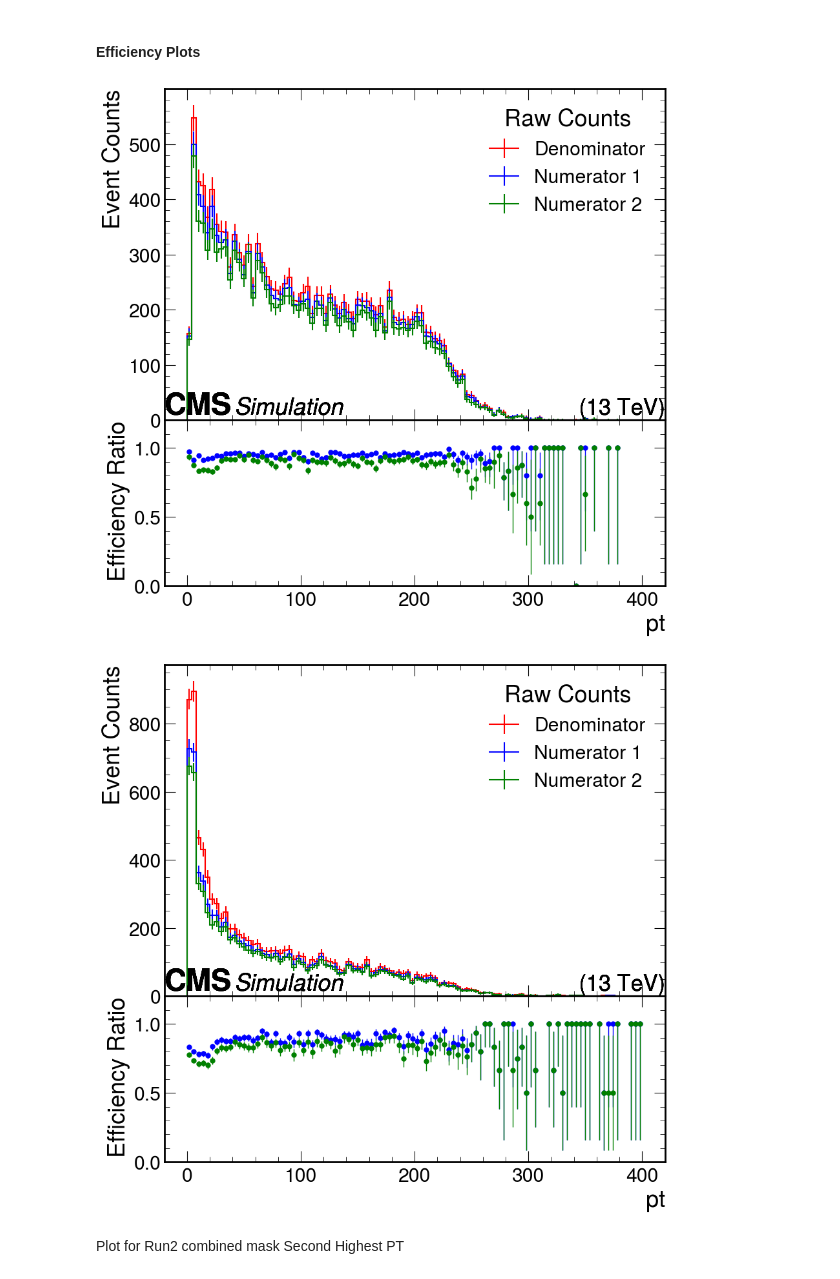
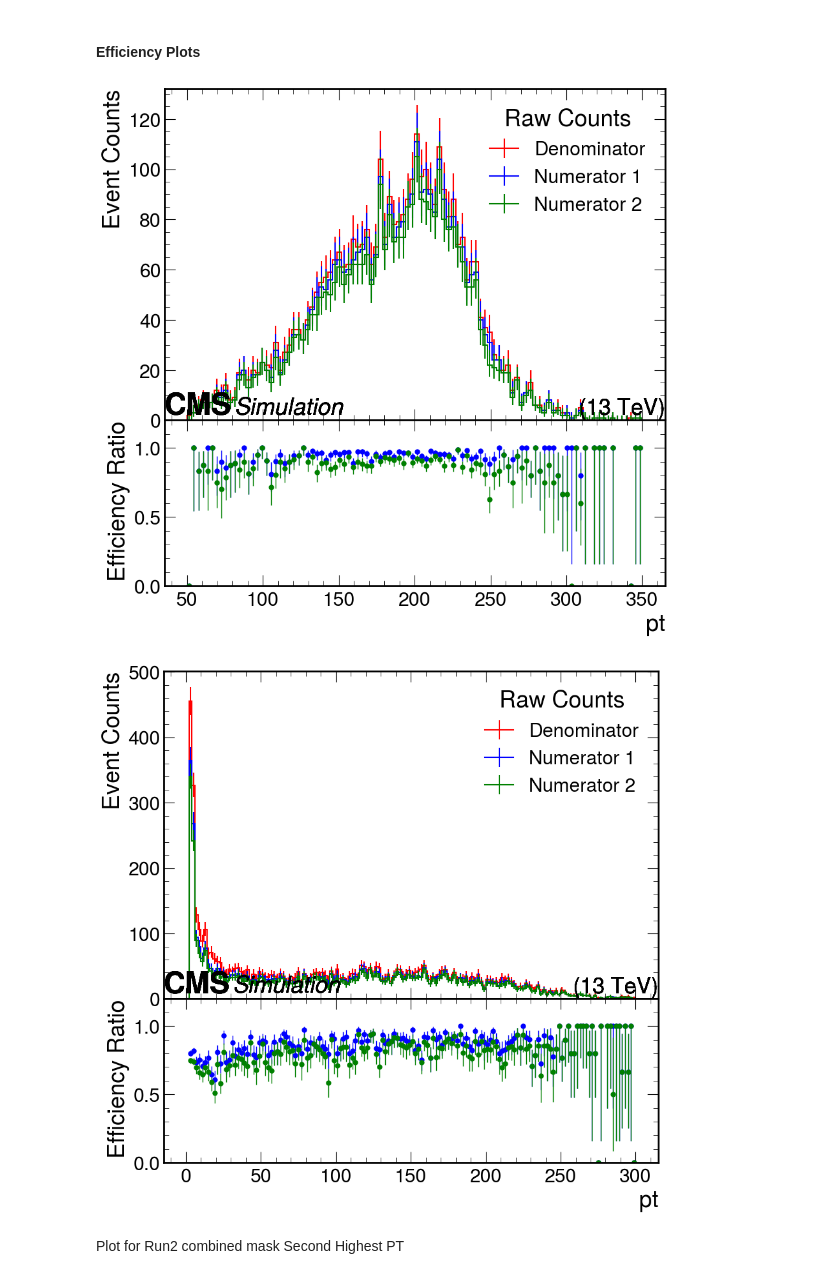
Before and after one commit to sbuwang/SIDM, a Jupyter notebook: sidm/R3_R2_comparison.ipynb, the cells around one changed output. Saved outputs shown, nothing was run; the diff lists cells and outputs as text; code cells hidden in the pictures.

```diff
--- a/sidm/R3_R2_comparison.ipynb
+++ b/sidm/R3_R2_comparison.ipynb
@@ -416,7 +416,7 @@ R2Muon_lID = R2muons[R2looseId]
 
 R2Muon_lID_clean = ak.drop_none(R2Muon_lID)
 
-R2Muon_pt_lID = R2Muon_lID["Muon_pt"]
+R2Muon_pt_lID = R2Muon_lID_clean["Muon_pt"]
 # %%
 # Now apply the looseID boolean array to Muon_pt
 
@@ -719,37 +733,45 @@ R3 Combined Mask Pass Percentage: 80.48%
 #### Efficiency Plots
 # %%
 #Define the histograms and the axis
-pt_axis = hist.axis.Regular(100, 0, 400, name="pt")
+pt_axis = hist.axis.Regular(100, 50, 350, name="pt")
 num1 = hist.Hist(pt_axis)
 num2 = hist.Hist(pt_axis)
 den = hist.Hist(pt_axis)
 
+R2Lead_Muon_pt_final_num1 = ak.drop_none(R2Lead_Muon_pt_final[R2combined_mask])
+R2Lead_Muon_pt_final_num2 = ak.drop_none(R2Lead_Muon_pt_final[R2HLT_DoubleL2Mu25NoVtx_2Cha_Eta2p4])
+R2Lead_Muon_pt_final_den = ak.drop_none(R2Lead_Muon_pt_final)
+
 #Fill the histograms with the flattened arrays
-num1.fill(ak.flatten(R2Muon_pt_lID[R2combined_mask]))
-num2.fill(ak.flatten(R2Muon_pt_lID[R2HLT_DoubleL2Mu25NoVtx_2Cha_Eta2p4]))
-den.fill(ak.flatten(R2Muon_pt_lID))
+num1.fill(R2Lead_Muon_pt_final_num1)
+num2.fill(R2Lead_Muon_pt_final_num2)
+den.fill(R2Lead_Muon_pt_final_den)
 
 # 1. Plot the ratio. This single command plots the numerator/denominator in the top
 #    panel and the ratio in the bottom panel (the subplot).
 plot_result = plot_double_efficiency_ratio(
     num1,
     num2,
     den,
     error_opts={"marker": "o", "ms": 4}
 )
 # %% [output]
-[figure, old version]
+[figure, new version]
 # %%
 #Define the histograms and the axis
-pt_axis = hist.axis.Regular(100, 0, 400, name="pt")
+pt_axis = hist.axis.Regular(150, 0, 300, name="pt")
 num1 = hist.Hist(pt_axis)
 num2 = hist.Hist(pt_axis)
 den = hist.Hist(pt_axis)
 
+R3Lead_Muon_pt_final_num1 = ak.drop_none(R3Lead_Muon_pt_final[R3combined_mask])
+R3Lead_Muon_pt_final_num2 = ak.drop_none(R3Lead_Muon_pt_final[R3HLT_DoubleL2Mu25NoVtx_2Cha_Eta2p4])
+R3Lead_Muon_pt_final_den = ak.drop_none(R3Lead_Muon_pt_final)
+
 #Fill the histograms with the flattened arrays
-num1.fill(ak.flatten(R3Muon_pt_lID[R3combined_mask]))
-num2.fill(ak.flatten(R3Muon_pt_lID[R3HLT_DoubleL2Mu25NoVtx_2Cha_Eta2p4]))
-den.fill(ak.flatten(R3Muon_pt_lID))
+num1.fill(R3Lead_Muon_pt_final_num1)
+num2.fill(R3Lead_Muon_pt_final_num2)
+den.fill(R3Lead_Muon_pt_final_den)
 
 # 1. Plot the ratio. This single command plots the numerator/denominator in the top
 #    panel and the ratio in the bottom panel (the subplot).
@@ -760,7 +782,7 @@ plot_result = plot_double_efficiency_ratio(
     error_opts={"marker": "o", "ms": 4}
 )
 # %% [output]
-[figure, old version]
+[figure, new version]
 # %% [markdown]
 Plot for Run2 combined mask Second Highest PT
 # %%
```
Also changed, not shown: parts of 8 cells of this notebook.
